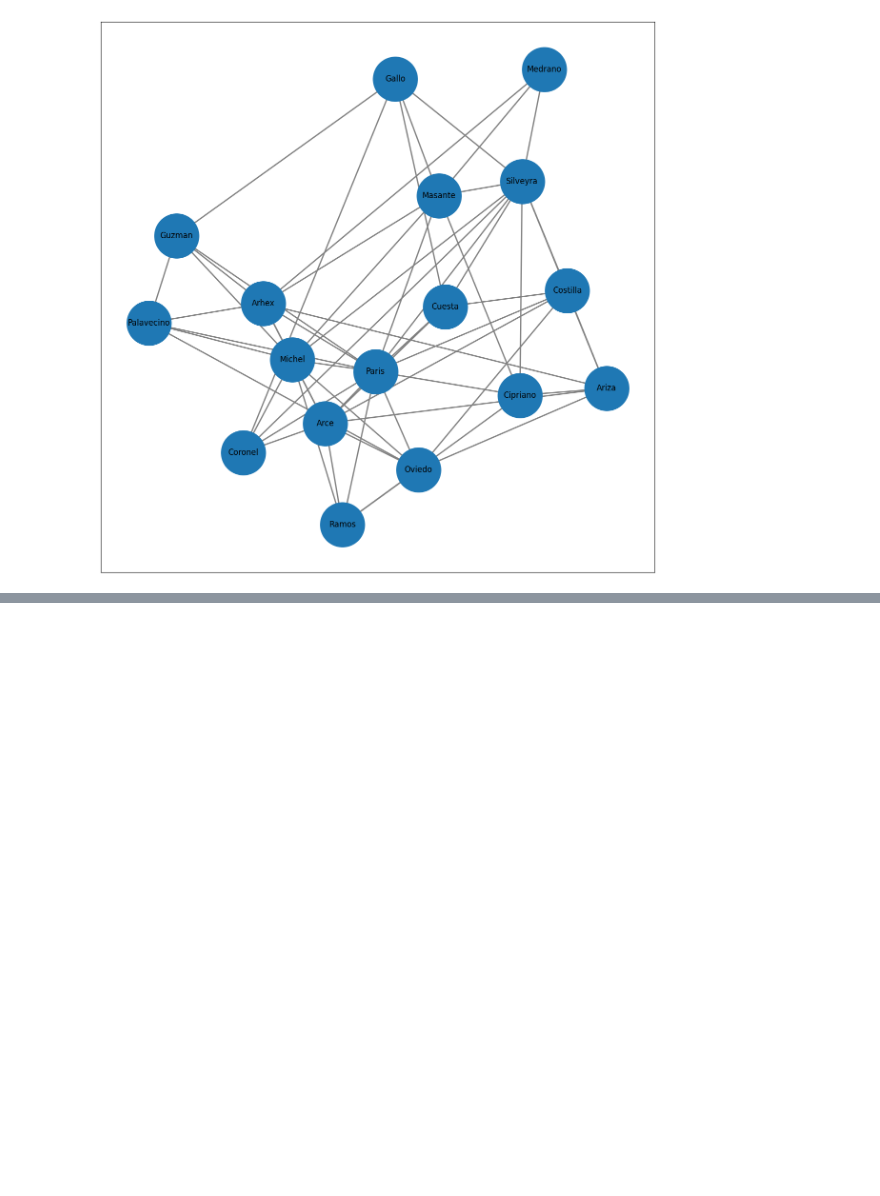
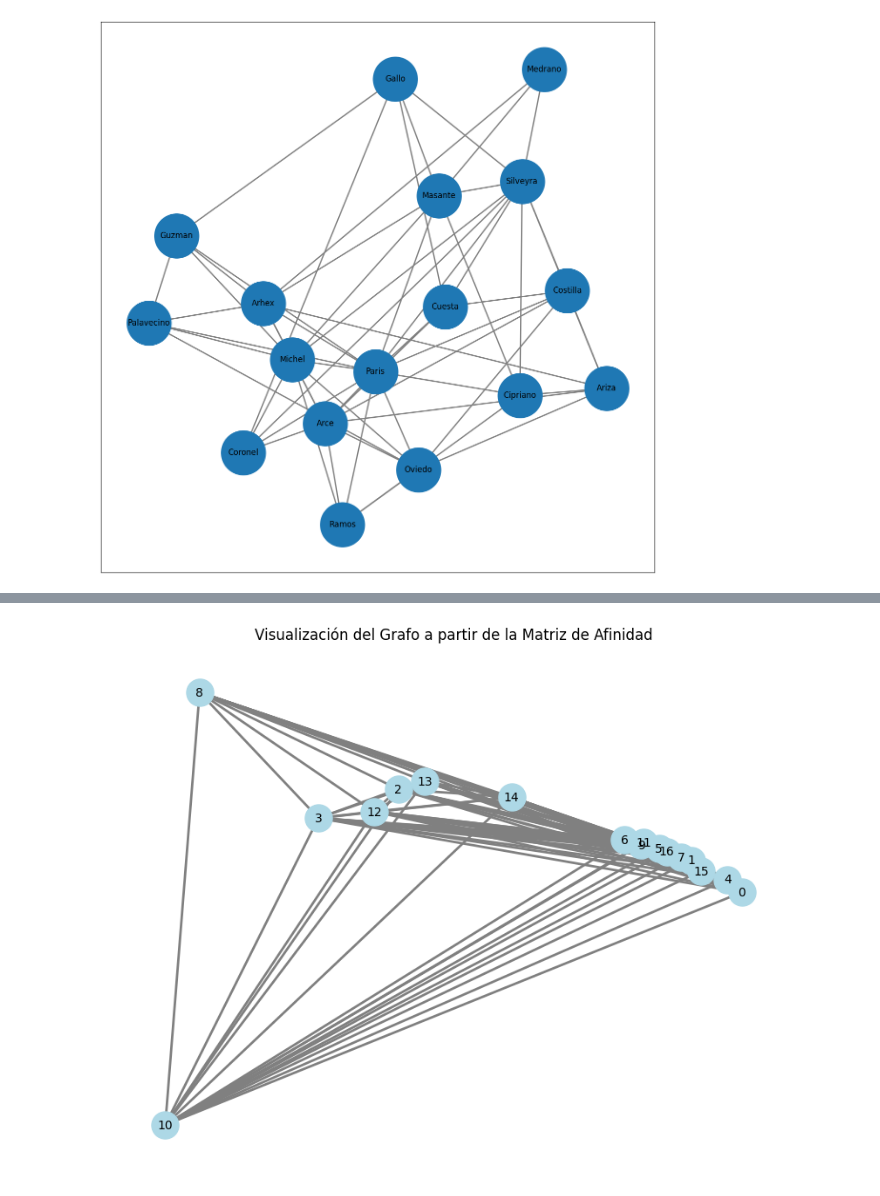
Before and after one commit to fedevirgolini/sociograma, a Jupyter notebook: sociograma.ipynb, the cells around one changed output, grey strips where cells are left out. Cells and saved outputs as stored; diff of their text form; code cells hidden in the pictures; blank space fills up the shorter version.

```diff
--- a/sociograma.ipynb
+++ b/sociograma.ipynb
@@ -278,0 +367,16 @@ k_mean(df_pos(posconu), clusters)
+# %%
+# Crear el grafo a partir de la matriz de afinidad
+sc_grafo = nx.from_numpy_array(afinidad_5p * 10000)
+
+# Posicionar los nodos usando el algoritmo de Fruchterman-Reingold
+pos_spectral = nx.spectral_layout(sc_grafo)
+
+# Dibujar el grafo
+plt.figure(figsize=(8, 6))
+nx.draw(sc_grafo, pos_spectral, with_labels=True, node_color='lightblue', edge_color='gray', node_size=500, font_size=10, width=2)
+labels = nx.get_edge_attributes(sc_grafo, 'weight')
+nx.draw_networkx_edge_labels(sc_grafo, pos, edge_labels="")
+plt.title("Visualización del Grafo a partir de la Matriz de Afinidad")
+plt.show()
+# %% [output]
+[figure, added]
```
Also changed, not shown: parts of 12 cells of this notebook, 1 other file.
